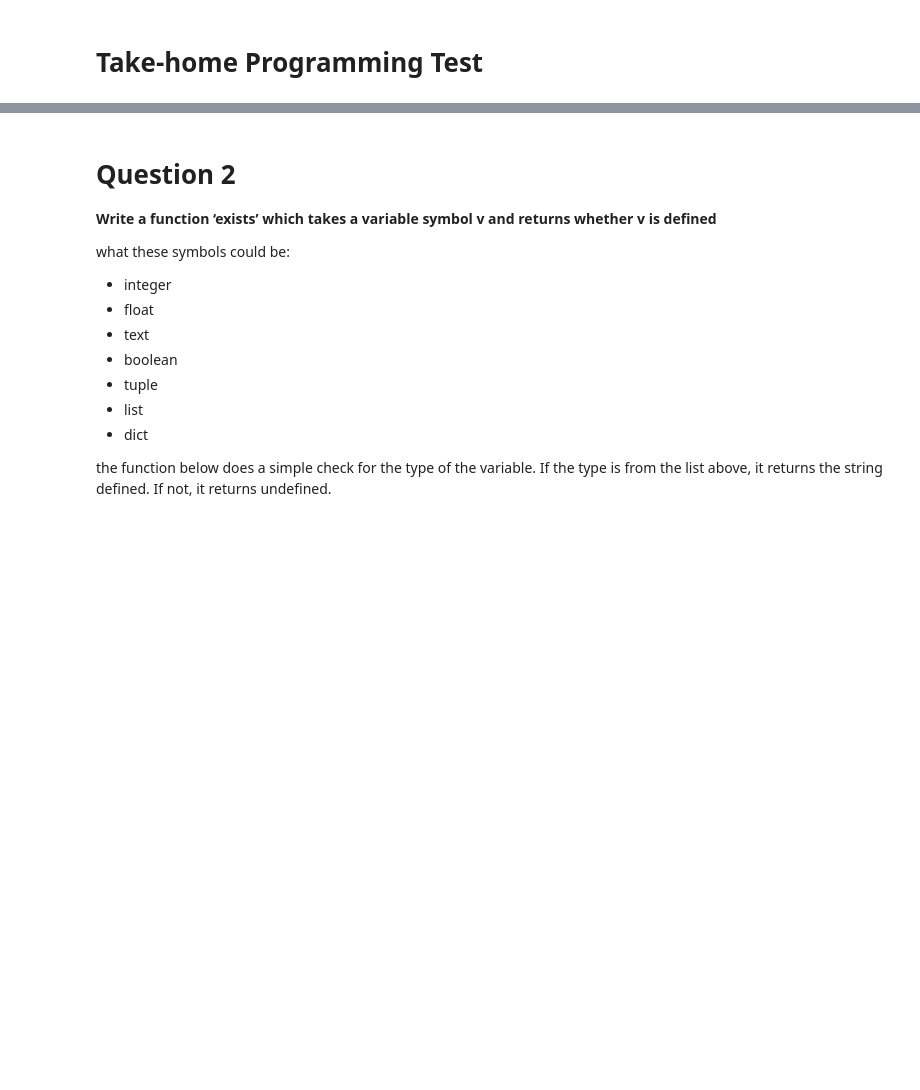
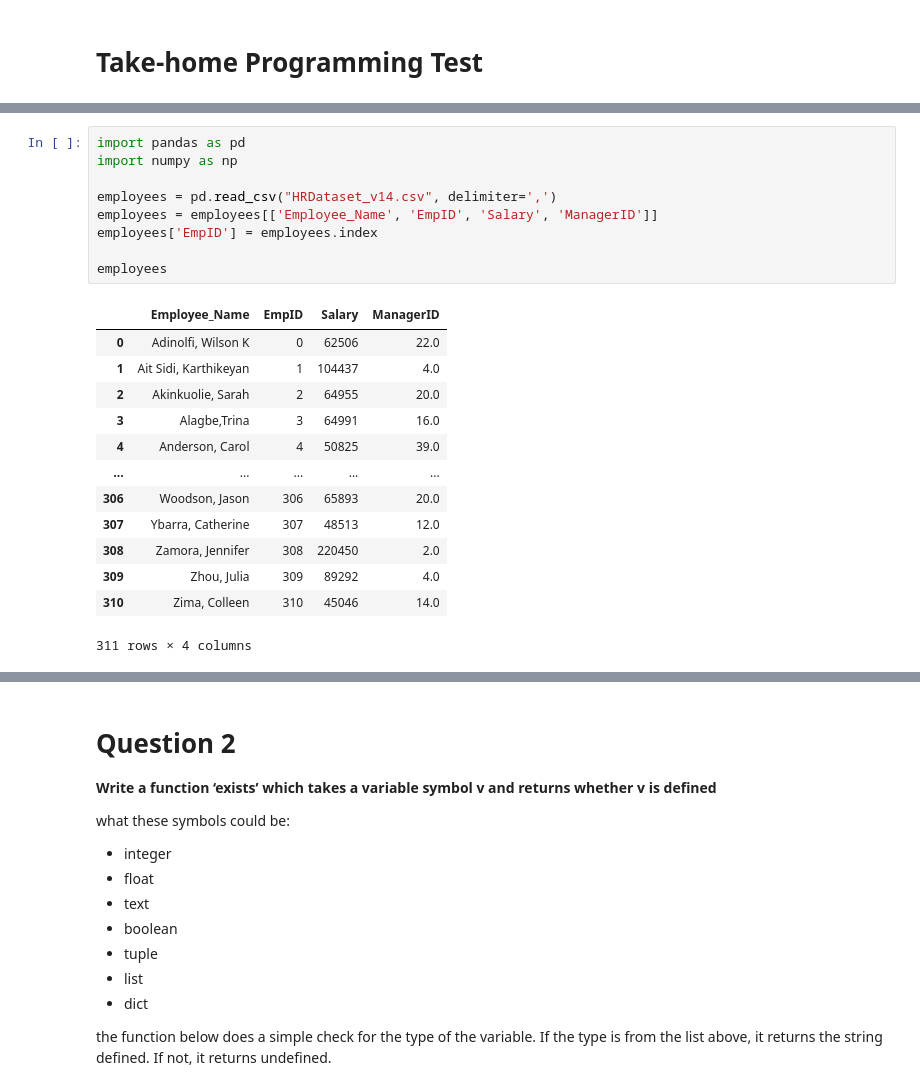
Before and after one commit to infinityandacrylic/treehouse-finance-test, a Jupyter notebook: programming test.ipynb, the cells around one changed output, grey strips where cells are left out. Drawn from its saved outputs; the diff is of its cells as text; blank space fills up the shorter version.

```diff
--- a/programming test.ipynb
+++ b/programming test.ipynb
@@ -2,0 +9,23 @@
+# %%
+import pandas as pd
+import numpy as np
+
+employees = pd.read_csv("HRDataset_v14.csv", delimiter=',')
+employees = employees[['Employee_Name', 'EmpID', 'Salary', 'ManagerID']]
+employees['EmpID'] = employees.index
+
+employees
+# %% [output]
+|  | Employee_Name | EmpID | Salary | ManagerID |
+| 0 | Adinolfi, Wilson K | 0 | 62506 | 22.0 |
+| 1 | Ait Sidi, Karthikeyan | 1 | 104437 | 4.0 |
+| 2 | Akinkuolie, Sarah | 2 | 64955 | 20.0 |
+| 3 | Alagbe,Trina | 3 | 64991 | 16.0 |
+| 4 | Anderson, Carol | 4 | 50825 | 39.0 |
+| ... | ... | ... | ... | ... |
+| 306 | Woodson, Jason | 306 | 65893 | 20.0 |
+| 307 | Ybarra, Catherine | 307 | 48513 | 12.0 |
+| 308 | Zamora, Jennifer | 308 | 220450 | 2.0 |
+| 309 | Zhou, Julia | 309 | 89292 | 4.0 |
+| 310 | Zima, Colleen | 310 | 45046 | 14.0 |
+311 rows × 4 columns
```
Also changed, not shown: parts of 11 cells of this notebook, 2 other files.
